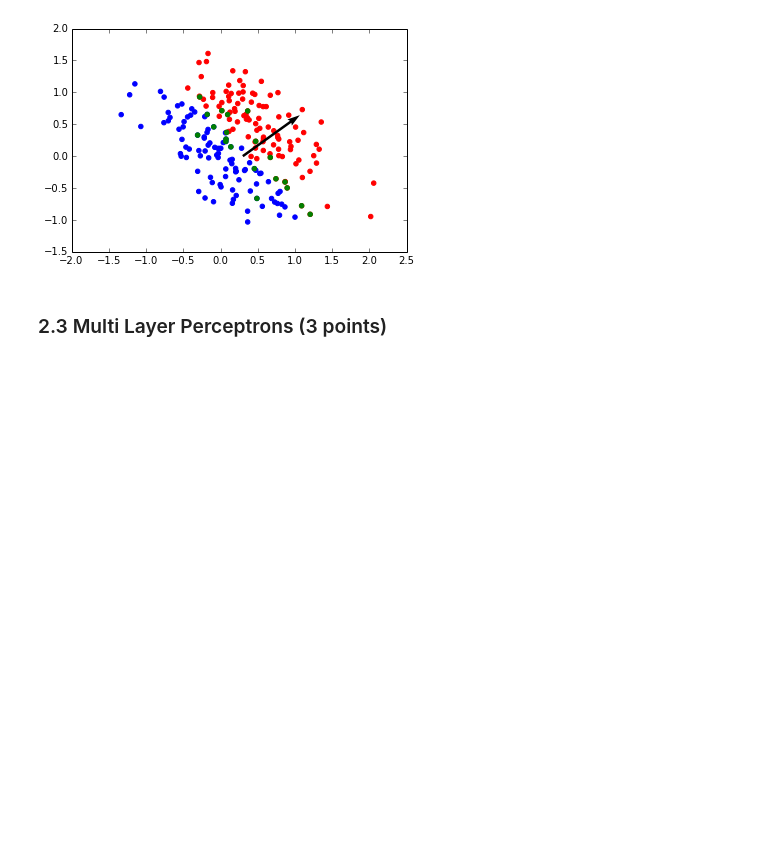
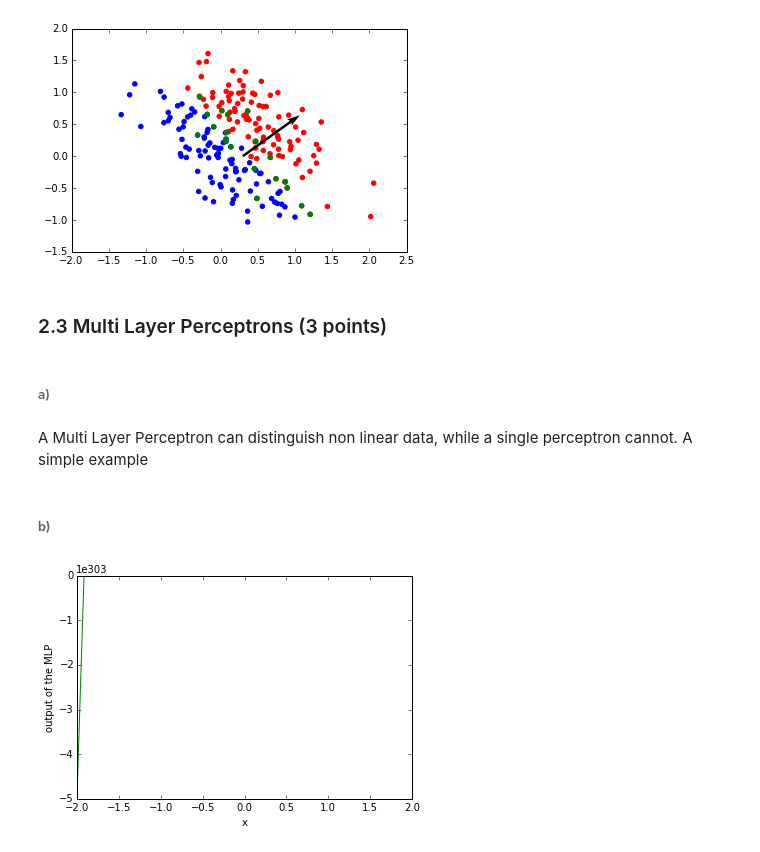
Before and after one commit to JensMeiners/MI1, a Jupyter notebook: Ex02/Ex02.ipynb, the cells around one changed output. Saved outputs shown, nothing was run; the diff lists cells and outputs as text; code cells hidden in the pictures; blank space fills up the shorter version.

Commit message:
insert my work on task 3. But there is stall a weird bug(?) which i cannot solve with my little py knowledge

```diff
--- a/Ex02/Ex02.ipynb
+++ b/Ex02/Ex02.ipynb
@@ -202,3 +202,43 @@ ax.quiver(X,Y,U,V,angles='xy',scale_units='xy',scale=1)
 [figure]
 # %% [markdown]
 ### 2.3 Multi Layer Perceptrons (3 points)
+# %% [markdown]
+###### a)
+# %% [markdown]
+A Multi Layer Perceptron can distinguish non linear data, while a single perceptron cannot. A simple example
+# %% [markdown]
+###### b)
+# %%
+class mlp:
+
+    def __init__(self,hiddenUnits, lower, upper):
+        self.hiddenUnits = hiddenUnits
+        self.a = np.random.normal(lower,upper,hiddenUnits)
+        self.b = np.random.uniform(-2,2,hiddenUnits)
+        self.w = np.random.normal(0,1,hiddenUnits)
+
+    def getOutput(self,x):
+        sum = 0
+        for i in range(1,self.hiddenUnits):
+            sum += self.w[i]*np.tanh(self.a[i]*(x-self.b[i]))
+        return sum
+
+    def getOutputArray(self,x):
+        result = np.empty(x.size)
+        for i in range(1,x.size):
+            result[i] = self.getOutput(x[i])
+        return result
+# %%
+x = np.linspace(-2.0,2.0)
+
+for i in range(0,50):
+    mlp1 = mlp(10,0,2)
+    #wenn das print nicht auskommentiert ist, geht der plot. Sonst nicht???
+    #print(mlp1.getOutputArray(x))
+    plt.plot(x, mlp1.getOutputArray(x))
+
+plt.xlabel("x")
+plt.ylabel("output of the MLP")
+plt.show()
+# %% [output]
+[figure, added]
```
Also changed, not shown: parts of 3 cells of this notebook.
